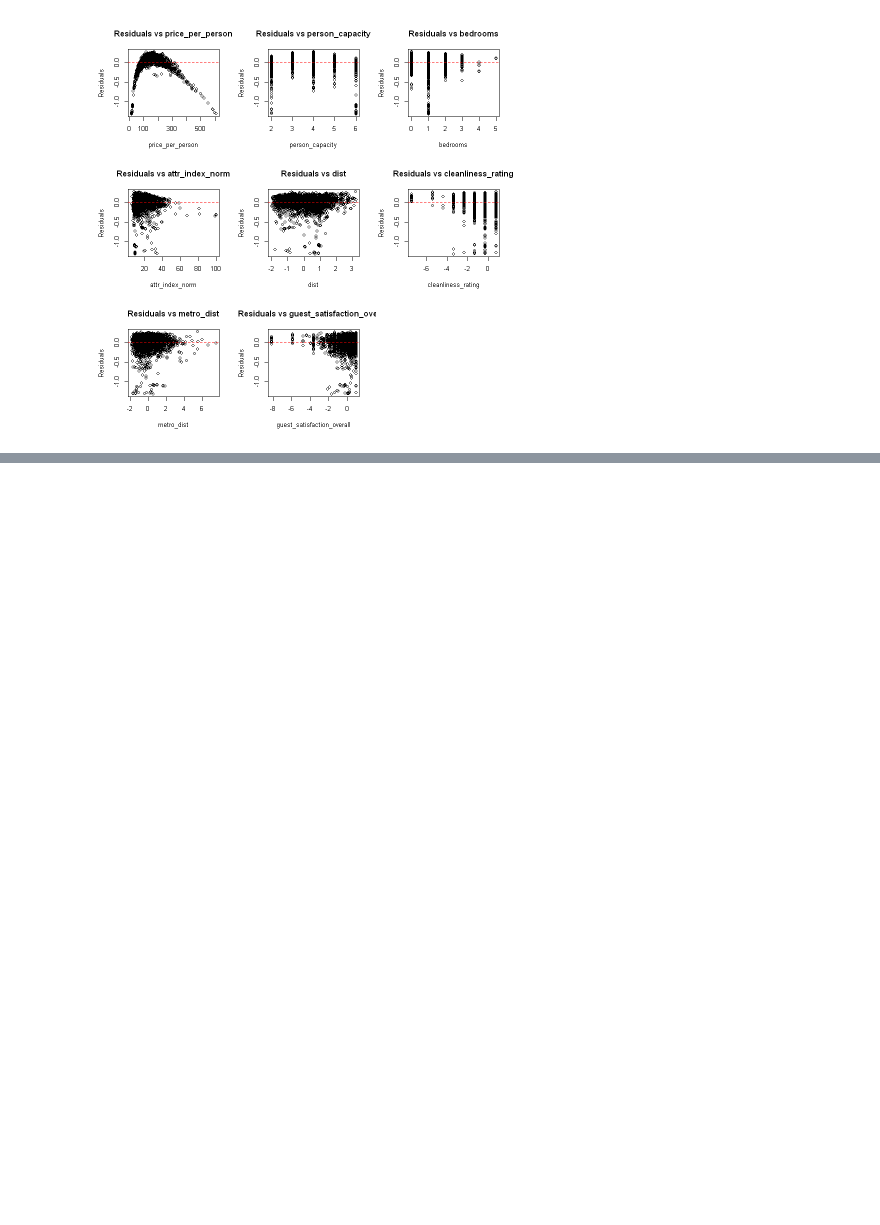
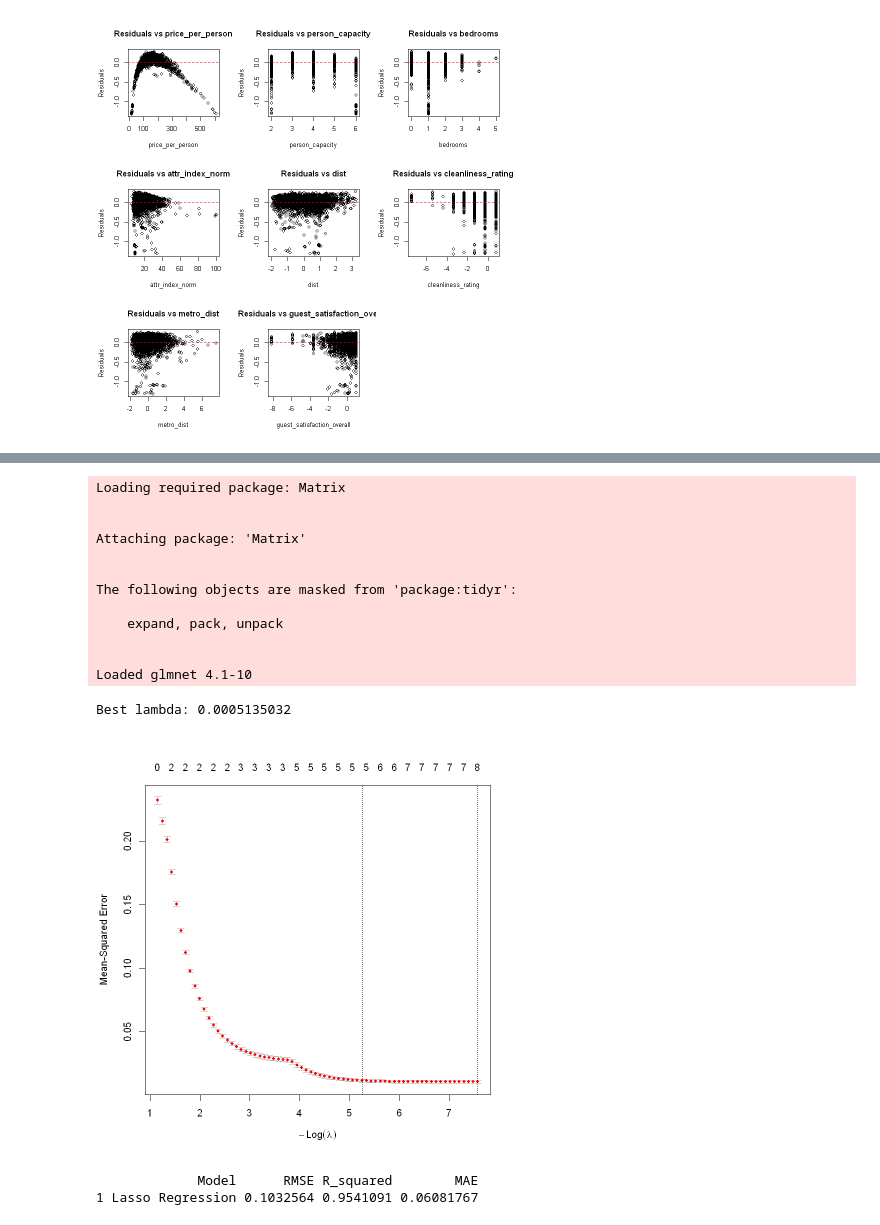
Before and after one commit to Winston8885/STAT-301, a Jupyter notebook: project.ipynb, the cells around one changed output, grey strips where cells are left out. Cells and saved outputs as stored; diff of their text form; code cells hidden in the pictures; blank space fills up the shorter version.

Commit message:
done prediction and inference

```diff
--- a/project.ipynb
+++ b/project.ipynb
@@ -1086,0 +1062,67 @@ A tibble: 9 × 7
+# %%
+# lasso regression
+
+library(glmnet)
+
+set.seed(42)
+
+x <- model.matrix(log_realSum ~
+    price_per_person + I(price_per_person^2) +
+    dist             + I(dist^2)             +
+    guest_satisfaction_overall + I(guest_satisfaction_overall^2) +
+    person_capacity + bedrooms +
+    attr_index_norm + cleanliness_rating + metro_dist,
+    data = paris_train)[, -1]
+
+y <- paris_train$log_realSum
+
+# Fit Lasso with 5-fold CV
+cv_lasso <- cv.glmnet(
+  x, y,
+  alpha = 1,               # Lasso
+  nfolds = 5,
+  standardize = TRUE
+)
+
+# Best lambda
+cat("Best lambda:", cv_lasso$lambda.min, "\n")
+
+# Plot CV error
+plot(cv_lasso)
+
+# Final model
+lasso_best <- glmnet(x, y, alpha = 1, lambda = cv_lasso$lambda.min)
+# %% [output]
+Loading required package: Matrix
+
+
+Attaching package: 'Matrix'
+
+
+The following objects are masked from 'package:tidyr':
+
+    expand, pack, unpack
+
+
+Loaded glmnet 4.1-10
+Best lambda: 0.0005135032
+[figure, added]
+# %%
+# extract RMSE, R-squared, and MAE from the Lasso model
+
+lasso_rmse <- sqrt(mean((y - predict(lasso_best, s = cv_lasso$lambda.min, newx = x))^2))
+lasso_r_squared <- 1 - (sum((y - predict(lasso_best, s = cv_lasso$lambda.min, newx = x))^2) / sum((y - mean(y))^2))
+lasso_mae <- mean(abs(y - predict(lasso_best, s = cv_lasso$lambda.min, newx = x)))
+
+# Create a data frame to store the results
+lasso_results <- data.frame(
+  Model = "Lasso Regression",
+  RMSE = lasso_rmse,
+  R_squared = lasso_r_squared,
+  MAE = lasso_mae
+)
+# Print the results
+print(lasso_results)
+# %% [output]
+             Model      RMSE R_squared        MAE
+1 Lasso Regression 0.1032564 0.9541091 0.06081767
```
Also changed, not shown: parts of 48 cells of this notebook.
